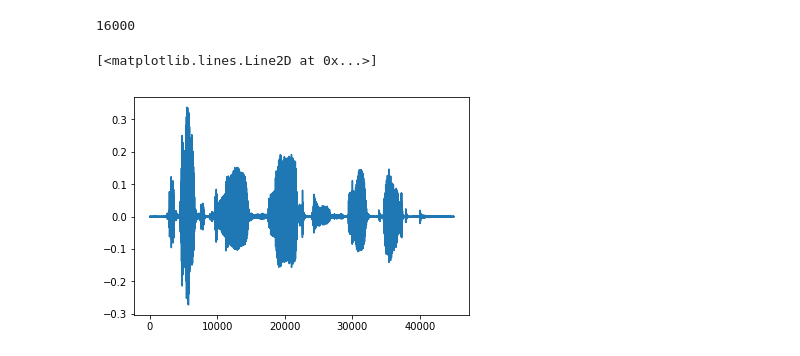
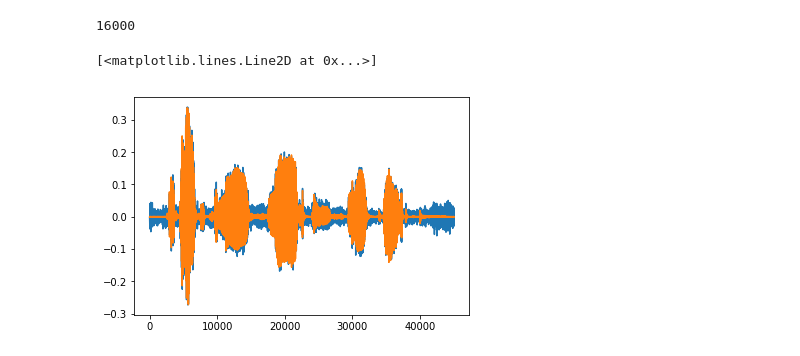
Before and after one commit to lukas/ml-class, a Jupyter notebook: keras-audio/audio.ipynb, the cells around one changed output. Drawn from its saved outputs; the diff is of its cells as text; code cells hidden in the pictures.

```diff
--- a/keras-audio/audio.ipynb
+++ b/keras-audio/audio.ipynb
@@ -15,9 +17,10 @@ src_noise, _ = librosa.load('audio/airport_10dB/sp01_airport_sn10.wav', sr=SR, m
 print(SR)
 # %% [output]
 16000
-# %%
-plt.plot(src_cute[:3*SR])
-# %% [output]
-[<matplotlib.lines.Line2D at 0x...>]
-[figure, removed]
+# %%
+plt.plot(src_noise)
+plt.plot(src_clean)
+# %% [output]
+[<matplotlib.lines.Line2D at 0x...>]
+[figure, added]
 # %%
```
Also changed, not shown: parts of 8 cells of this notebook, 1 other file.
